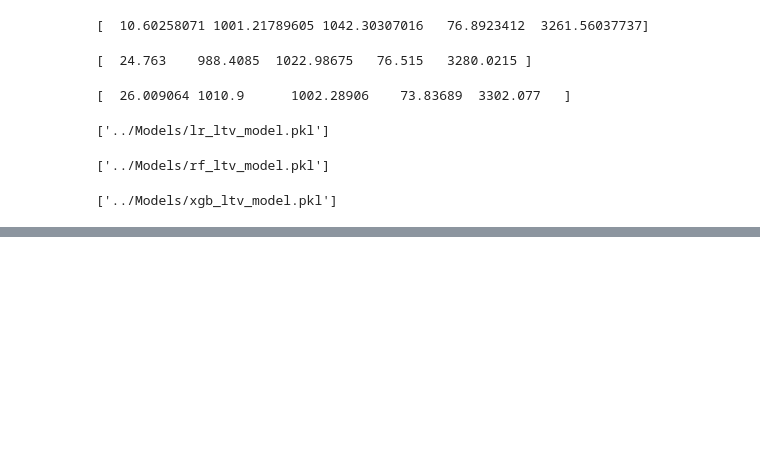
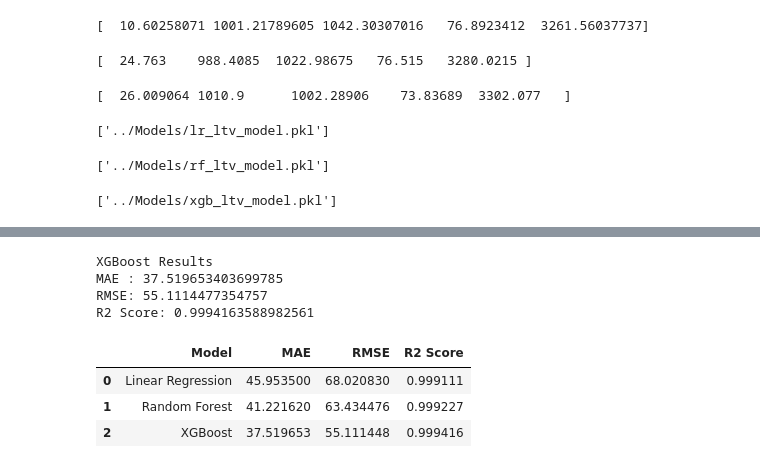
Before and after one commit to vinaykairamkonda/Churn-Data-Anaylsis, a Jupyter notebook: Notebook/6.LTV Prediction.ipynb, the cells around one changed output, grey strips where cells are left out. Saved outputs shown, nothing was run; the diff lists cells and outputs as text; code cells hidden in the pictures; blank space fills up the shorter version.

```diff
--- a/Notebook/6.LTV Prediction.ipynb
+++ b/Notebook/6.LTV Prediction.ipynb
@@ -201,0 +220,12 @@ print(os.listdir("../Models"))
+# %%
+from xgboost import XGBRegressor
+
+xgb = XGBRegressor(
+    n_estimators=200,
+    learning_rate=0.1,
+    random_state=42
+)
+
+xgb.fit(X_train, y_train)
+
+xgb_pred = xgb.predict(X_test)
@@ -201,0 +322,64 @@ print(os.listdir("../Models"))
+# %%
+xgb_mae = mean_absolute_error(
+    y_test,
+    xgb_pred
+)
+
+xgb_rmse = mean_squared_error(
+    y_test,
+    xgb_pred
+) ** 0.5
+
+xgb_r2 = r2_score(
+    y_test,
+    xgb_pred
+)
+
+print("XGBoost Results")
+
+print("MAE :", xgb_mae)
+
+print("RMSE:", xgb_rmse)
+
+print("R2 Score:", xgb_r2)
+# %% [output]
+XGBoost Results
+MAE : 37.519653403699785
+RMSE: 55.1114477354757
+R2 Score: 0.9994163588982561
+# %%
+import pandas as pd
+
+results = pd.DataFrame({
+
+    'Model': [
+        'Linear Regression',
+        'Random Forest',
+        'XGBoost'
+    ],
+
+    'MAE': [
+        lr_mae,
+        rf_mae,
+        xgb_mae
+    ],
+
+    'RMSE': [
+        lr_rmse,
+        rf_rmse,
+        xgb_rmse
+    ],
+
+    'R2 Score': [
+        lr_r2,
+        rf_r2,
+        xgb_r2
+    ]
+})
+
+results
+# %% [output]
+|  | Model | MAE | RMSE | R2 Score |
+| 0 | Linear Regression | 45.953500 | 68.020830 | 0.999111 |
+| 1 | Random Forest | 41.221620 | 63.434476 | 0.999227 |
+| 2 | XGBoost | 37.519653 | 55.111448 | 0.999416 |
```
Also changed, not shown: parts of 12 cells of this notebook, 3 other files.
